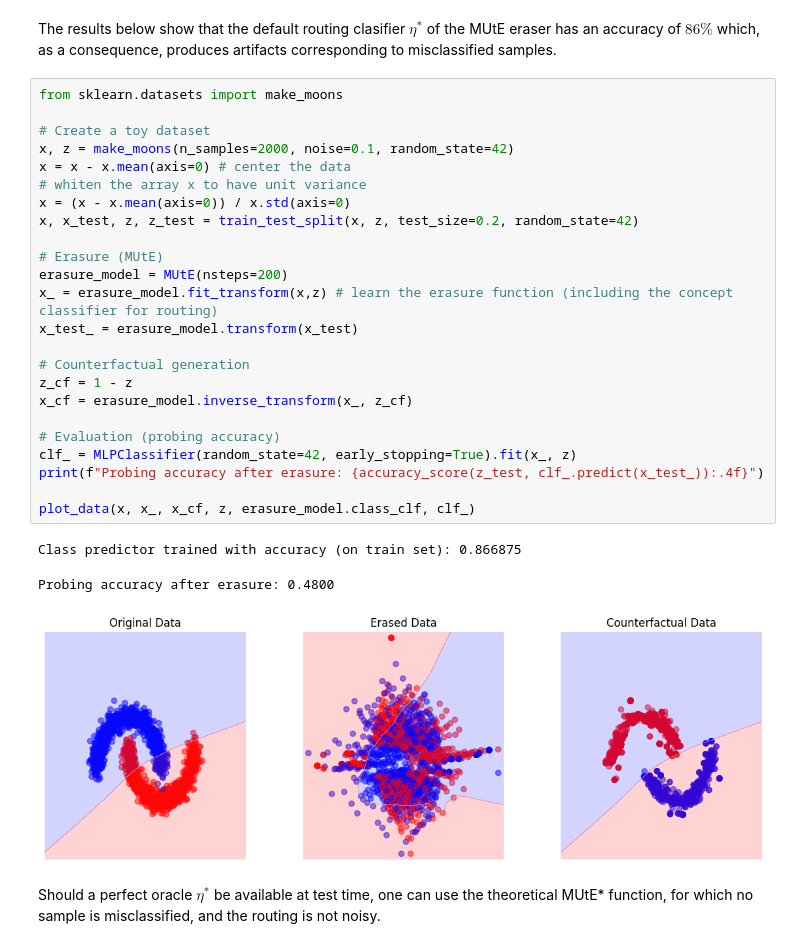
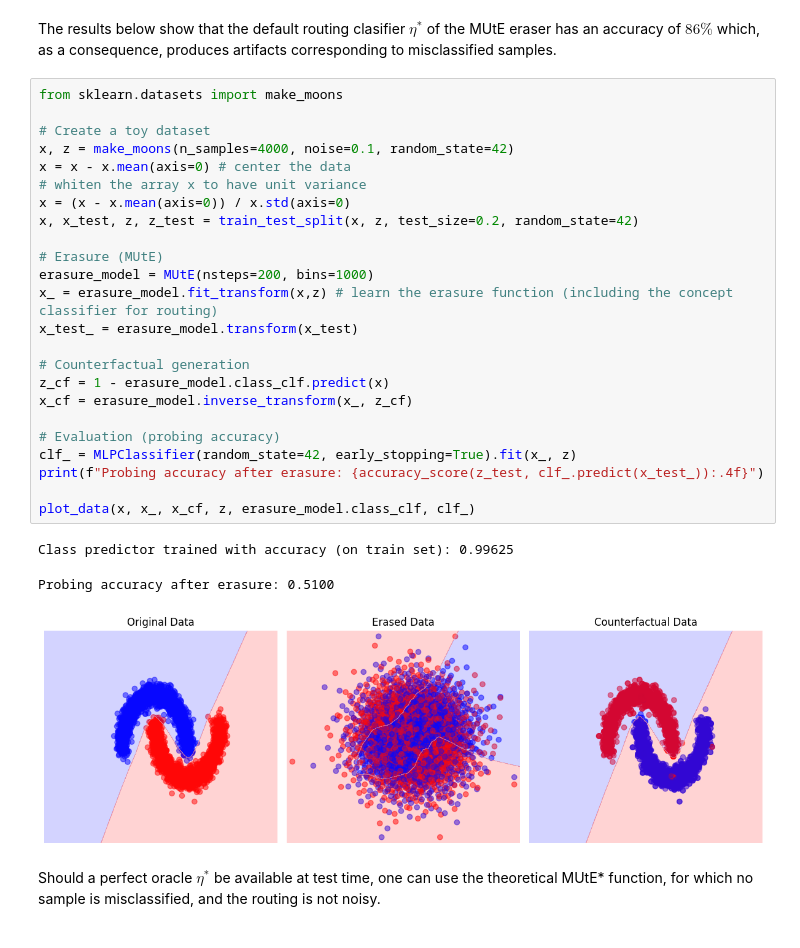
Before and after one commit to ToineSayan/MUtE, a Jupyter notebook: notebooks/minimal.ipynb, the cells around one changed output. Drawn from its saved outputs; the diff is of its cells as text.

```diff
--- a/notebooks/minimal.ipynb
+++ b/notebooks/minimal.ipynb
@@ -151,31 +151,31 @@ The results below show that the default routing clasifier $\eta^*$  of the MUtE
 # %%
 from sklearn.datasets import make_moons
 
 # Create a toy dataset
-x, z = make_moons(n_samples=2000, noise=0.1, random_state=42)
+x, z = make_moons(n_samples=4000, noise=0.1, random_state=42)
 x = x - x.mean(axis=0) # center the data
 # whiten the array x to have unit variance
 x = (x - x.mean(axis=0)) / x.std(axis=0)
 x, x_test, z, z_test = train_test_split(x, z, test_size=0.2, random_state=42)
 
 # Erasure (MUtE)
-erasure_model = MUtE(nsteps=200)
+erasure_model = MUtE(nsteps=200, bins=1000)
 x_ = erasure_model.fit_transform(x,z) # learn the erasure function (including the concept classifier for routing)
 x_test_ = erasure_model.transform(x_test)
 
 # Counterfactual generation
-z_cf = 1 - z
+z_cf = 1 - erasure_model.class_clf.predict(x)
 x_cf = erasure_model.inverse_transform(x_, z_cf)
 
 # Evaluation (probing accuracy)
 clf_ = MLPClassifier(random_state=42, early_stopping=True).fit(x_, z)
 print(f"Probing accuracy after erasure: {accuracy_score(z_test, clf_.predict(x_test_)):.4f}")
 
 plot_data(x, x_, x_cf, z, erasure_model.class_clf, clf_)
 # %% [output]
-Class predictor trained with accuracy (on train set): 0.866875
+Class predictor trained with accuracy (on train set): 0.99625
-Probing accuracy after erasure: 0.4800
+Probing accuracy after erasure: 0.5100
-[figure, old version]
+[figure, new version]
 # %% [markdown]
 Should a perfect oracle $\eta^*$ be available at test time, one can use the theoretical MUtE* function, for which no sample is misclassified, and the routing is not noisy.
 # %%
```
Also changed, not shown: parts of 17 cells of this notebook.
